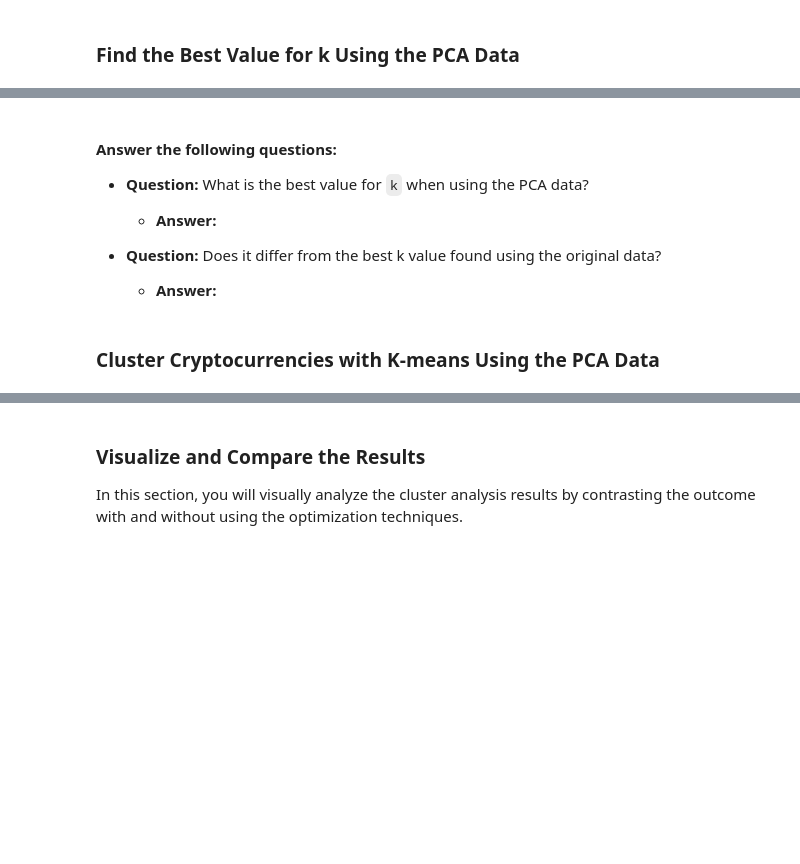
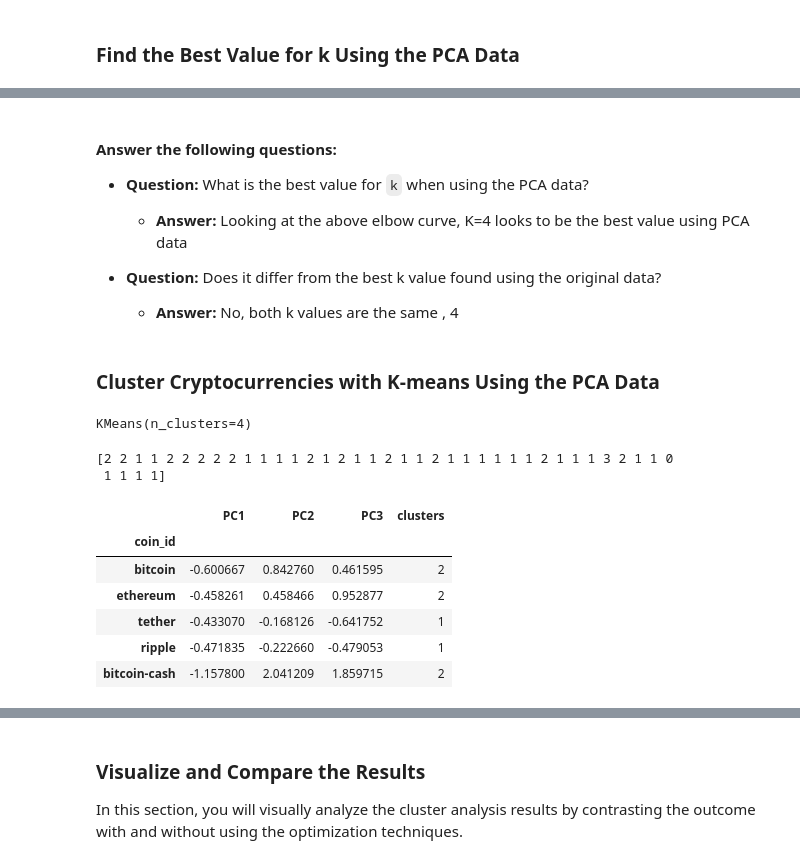
Before and after one commit to indubt/CryptoClustering, a Jupyter notebook: Crypto_Clustering.ipynb, the cells around one changed output, grey strips where cells are left out. Cells and saved outputs as stored; diff of their text form; code cells hidden in the pictures; blank space fills up the shorter version.

```diff
--- a/Crypto_Clustering.ipynb
+++ b/Crypto_Clustering.ipynb
@@ -163,11 +252,15 @@ df_market_data.hvplot.line(
 # %%
 # Create an empty list to store the inertia values
-
+inertia = []
 
 # Create a for loop to compute the inertia with each possible value of k
 # Inside the loop:
 # 1. Create a KMeans model using the loop counter for the n_clusters
 # 2. Fit the model to the data using `df_market_data_pca`
 # 3. Append the model.inertia_ to the inertia list
+for i in k:
+    model = KMeans(n_clusters=i, random_state=0)
+    model.fit(df_markets_pca)
+    inertia.append(model.inertia_)
 # %%
 # Create a dictionary with the data to plot the Elbow curve
@@ -181,30 +282,48 @@ df_market_data.hvplot.line(
 
 * **Question:** What is the best value for `k` when using the PCA data?
 
-  * **Answer:**
+  * **Answer:** Looking at the above elbow curve, K=4 looks to be the best value using PCA data
 
 
 * **Question:** Does it differ from the best k value found using the original data?
 
-  * **Answer:**
+  * **Answer:** No, both k values are the same , 4
 # %% [markdown]
 ### Cluster Cryptocurrencies with K-means Using the PCA Data
 # %%
 # Initialize the K-Means model using the best value for k
+model = KMeans(n_clusters=4)
 # %%
 # Fit the K-Means model using the PCA data
+model.fit(df_markets_pca)
+# %% [output]
+KMeans(n_clusters=4)
 # %%
 # Predict the clusters to group the cryptocurrencies using the PCA data
+clusters = model.predict(df_markets_pca)
 
 # Print the resulting array of cluster values.
+print(clusters)
+# %% [output]
+[2 2 1 1 2 2 2 2 2 1 1 1 1 2 1 2 1 1 2 1 1 2 1 1 1 1 1 1 2 1 1 1 3 2 1 1 0
+ 1 1 1 1]
 # %%
 # Create a copy of the DataFrame with the PCA data
-
+df_market_pca_predictions = df_markets_pca.copy()
 
 # Add a new column to the DataFrame with the predicted clusters
-
+df_market_pca_predictions["clusters"] = clusters
 
 # Display sample data
+df_market_pca_predictions.head()
+# %% [output]
+|  | PC1 | PC2 | PC3 | clusters |
+| coin_id |  |  |  |  |
+| bitcoin | -0.600667 | 0.842760 | 0.461595 | 2 |
+| ethereum | -0.458261 | 0.458466 | 0.952877 | 2 |
+| tether | -0.433070 | -0.168126 | -0.641752 | 1 |
+| ripple | -0.471835 | -0.222660 | -0.479053 | 1 |
+| bitcoin-cash | -1.157800 | 2.041209 | 1.859715 | 2 |
 # %%
 # Create a scatter plot using hvPlot by setting
 # `x="PC1"` and `y="PC2"`.
```
Also changed, not shown: parts of 27 cells of this notebook.
